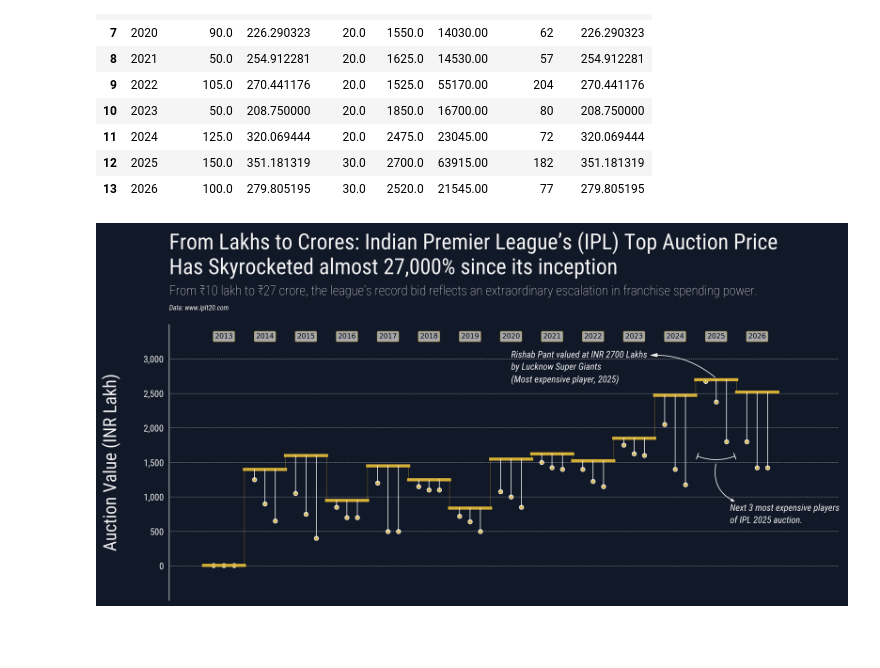
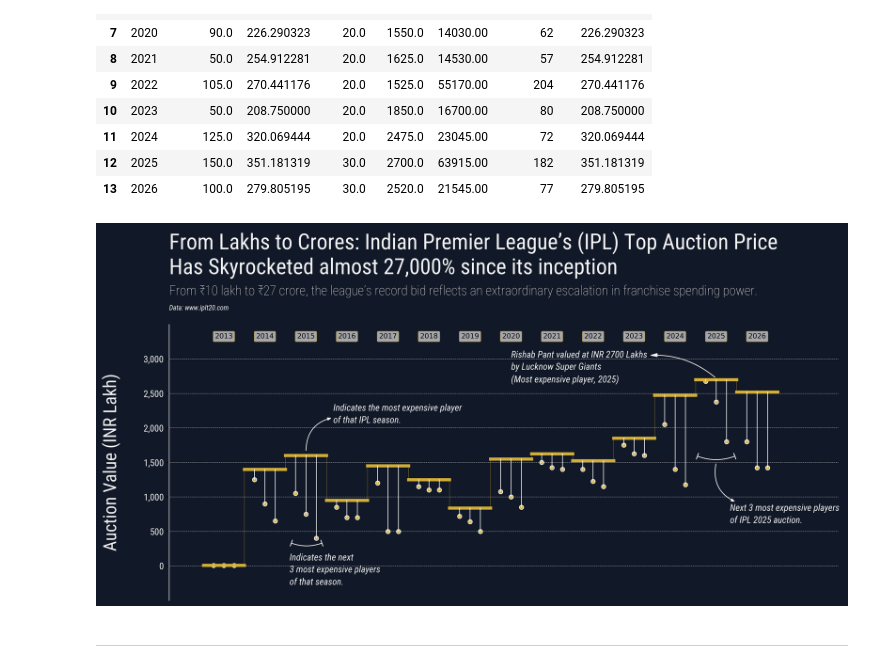
Before and after one commit to debatreyo/IPL-Auctions, a Jupyter notebook: notebooks/viz.ipynb, the cells around one changed output. Drawn from its saved outputs; the diff is of its cells as text; code cells hidden in the pictures; blank space fills up the shorter version.

```diff
--- a/notebooks/viz.ipynb
+++ b/notebooks/viz.ipynb
@@ -277,7 +277,7 @@ ax.set_xticks([])              # removes tick marks
 ax.set_xticklabels([])         # removes tick labels (extra safe)
 
 ax.grid(axis="y", linestyle="--", linewidth=0.5, alpha=0.7, color=colors["Off-White"])
-
+# ax.grid(axis="both", linestyle="--", linewidth=0.5, alpha=0.7, color=colors["Off-White"])
 # 2025 highest auction value
 s_2025 = "Rishab Pant valued at INR 2700 Lakhs\nby Lucknow Super Giants\n(Most expensive player, 2025)"
 x_2025 = 250
@@ -299,32 +299,51 @@ ax_arrow(
 ax_arrow(
     tail_position=[400, 2000], head_position=[415, 1420],
     head_length=4, head_width=1.5, color=colors["Off-White"], radius=0.4,
     double_headed=False
 )
 ax_text(x=410, y=1400, s="Next 3 most expensive players\nof IPL 2025 auction.",
         font=rb_it, size=12, color=colors["Off-White"])
 
 
+# Arrows below 2015 line to annotate next 3 most expensive players
+ax_arrow(
+    tail_position=[88, 840], head_position=[113, 840],
+    head_length=0, color=colors["Off-White"], radius=0.2,
+    double_headed=True
+)
+ax_text(x=88, y=680, s="Indicates the next\n3 most expensive players\nof that season.",
+        font=rb_it, size=12, color=colors["Off-White"])
+
+ax_arrow(
+    tail_position=[100, 2150], head_position=[120, 2650],
+    color=colors["Off-White"], radius=-0.4,
+    double_headed=False, head_length=4, head_width=1.5
+)
+ax_text(x=120, y=2850, s="Indicates the most expensive player\nof that IPL season.",
+        font=rb_it, size=12, color=colors["Off-White"])
+
 # raw (non-offset) y-range you want to show on axis labels
 raw_y_min = 0
 raw_y_max = max(df_group["max_val"].max(), df2["Value Lakh"].max())
 
 tick_step = 500  # pick what looks good (e.g., 100, 200, 500...)
 
 # 1) raw tick values (NOT offset) -> these become the labels
 y_ticks_raw = np.arange(raw_y_min, raw_y_max + tick_step, tick_step)
 
 # 2) actual positions on the plot (WITH offset) -> these become the tick locations
 y_ticks = y_ticks_raw + y_offset
 
 # 3) string labels from raw values (no offset)
 y_tick_labels = [f"{v:,.0f}" for v in y_ticks_raw]  # or add ₹ / "L" etc.
 
 # apply
 ax.set_yticks(y_ticks)
 ax.set_yticklabels(y_tick_labels, fontdict=dict(font=rb_b, size=12))
 
-file_save_name = os.path.join("..", "viz", "test3.jpeg")
+file_save_name = os.path.join("..", "viz", "ipl_auction.jpeg")
 plt.savefig(file_save_name, bbox_inches="tight", dpi=dpi, pad_inches=1)
 # %% [output]
-[figure, old version]
+[figure, new version]
+# %% [markdown]
+---
```
Also changed, not shown: 7 other files.
